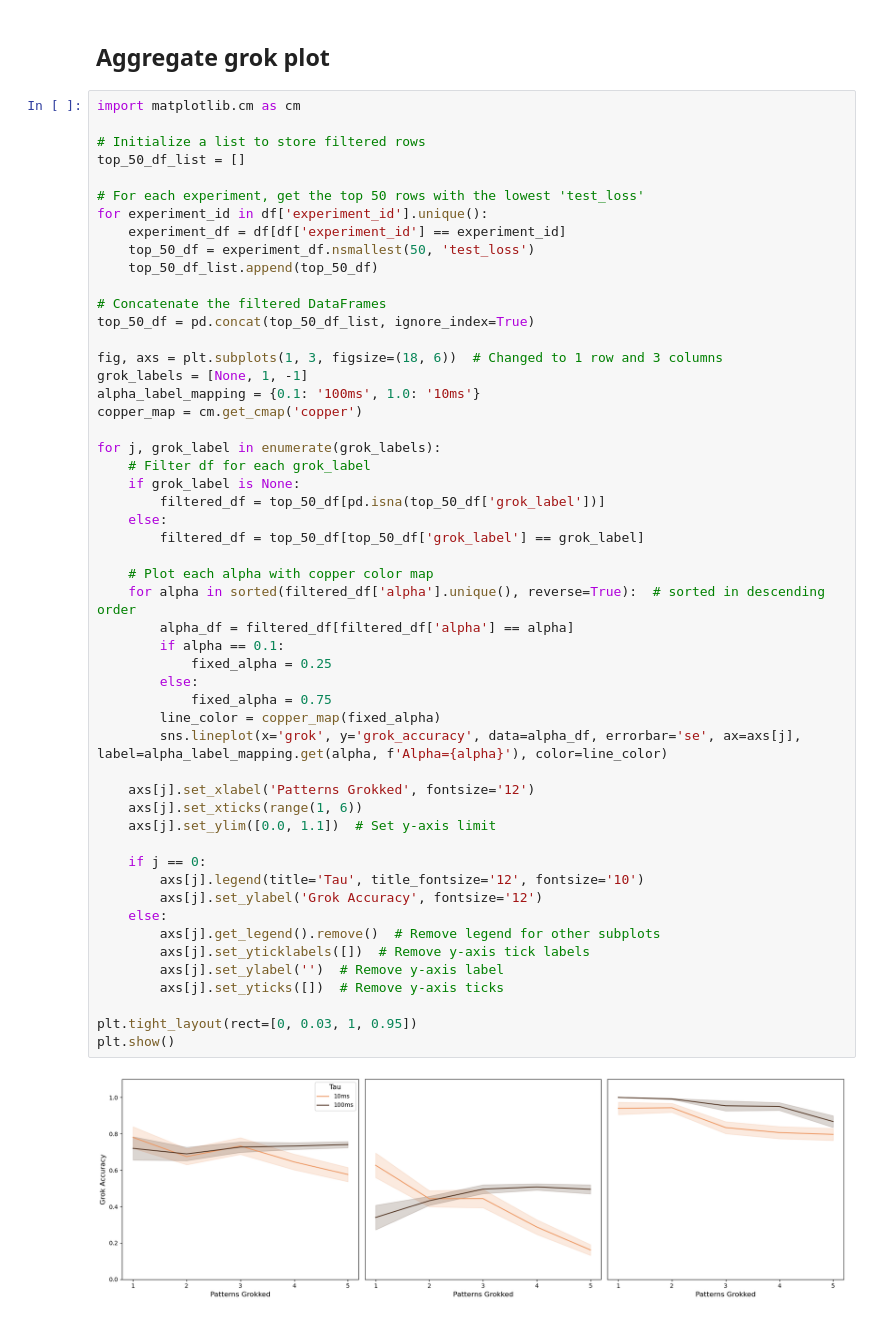
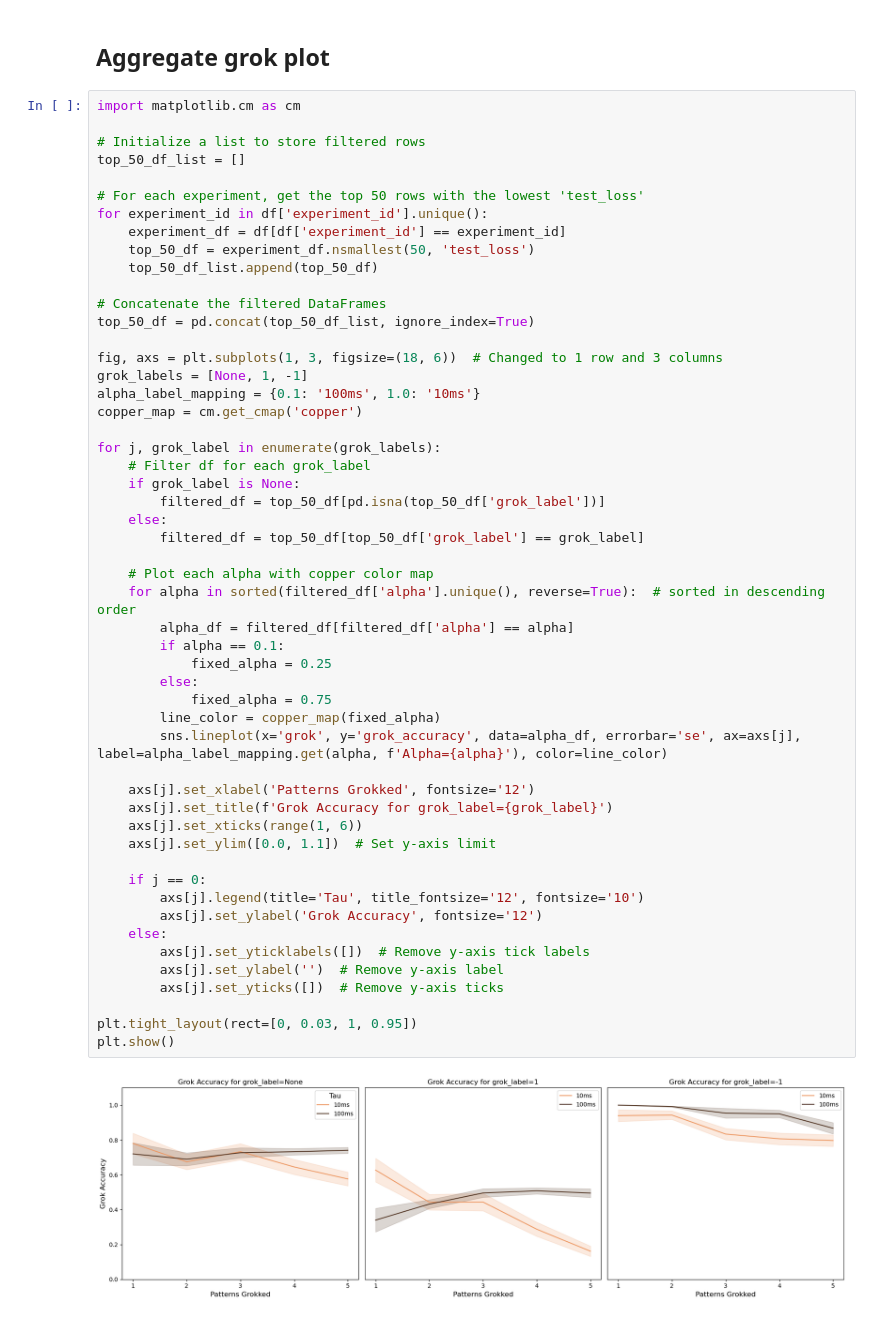
Before and after one commit to keith-murray/attract-or-oscillate, a Jupyter notebook: scripts/experiments/grok_experiment/grok_test_loss_analysis.ipynb, the cells around one changed output. Cells and saved outputs as stored; diff of their text form.

Commit message:
Newest grok analysis

```diff
--- a/scripts/experiments/grok_experiment/grok_test_loss_analysis.ipynb
+++ b/scripts/experiments/grok_experiment/grok_test_loss_analysis.ipynb
@@ -139,32 +139,32 @@ for j, grok_label in enumerate(grok_labels):
     if grok_label is None:
         filtered_df = top_50_df[pd.isna(top_50_df['grok_label'])]
     else:
         filtered_df = top_50_df[top_50_df['grok_label'] == grok_label]
 
     # Plot each alpha with copper color map
     for alpha in sorted(filtered_df['alpha'].unique(), reverse=True):  # sorted in descending order
         alpha_df = filtered_df[filtered_df['alpha'] == alpha]
         if alpha == 0.1:
             fixed_alpha = 0.25
         else:
             fixed_alpha = 0.75
         line_color = copper_map(fixed_alpha)
         sns.lineplot(x='grok', y='grok_accuracy', data=alpha_df, errorbar='se', ax=axs[j], label=alpha_label_mapping.get(alpha, f'Alpha={alpha}'), color=line_color)
 
     axs[j].set_xlabel('Patterns Grokked', fontsize='12')
+    axs[j].set_title(f'Grok Accuracy for grok_label={grok_label}')
     axs[j].set_xticks(range(1, 6))
     axs[j].set_ylim([0.0, 1.1])  # Set y-axis limit
 
     if j == 0:
         axs[j].legend(title='Tau', title_fontsize='12', fontsize='10')
         axs[j].set_ylabel('Grok Accuracy', fontsize='12')
     else:
-        axs[j].get_legend().remove()  # Remove legend for other subplots
         axs[j].set_yticklabels([])  # Remove y-axis tick labels
         axs[j].set_ylabel('')  # Remove y-axis label
         axs[j].set_yticks([])  # Remove y-axis ticks
 
 plt.tight_layout(rect=[0, 0.03, 1, 0.95])
 plt.show()
 # %% [output]
-[figure, old version]
+[figure, new version]
```
Also changed, not shown: 1 other file.
